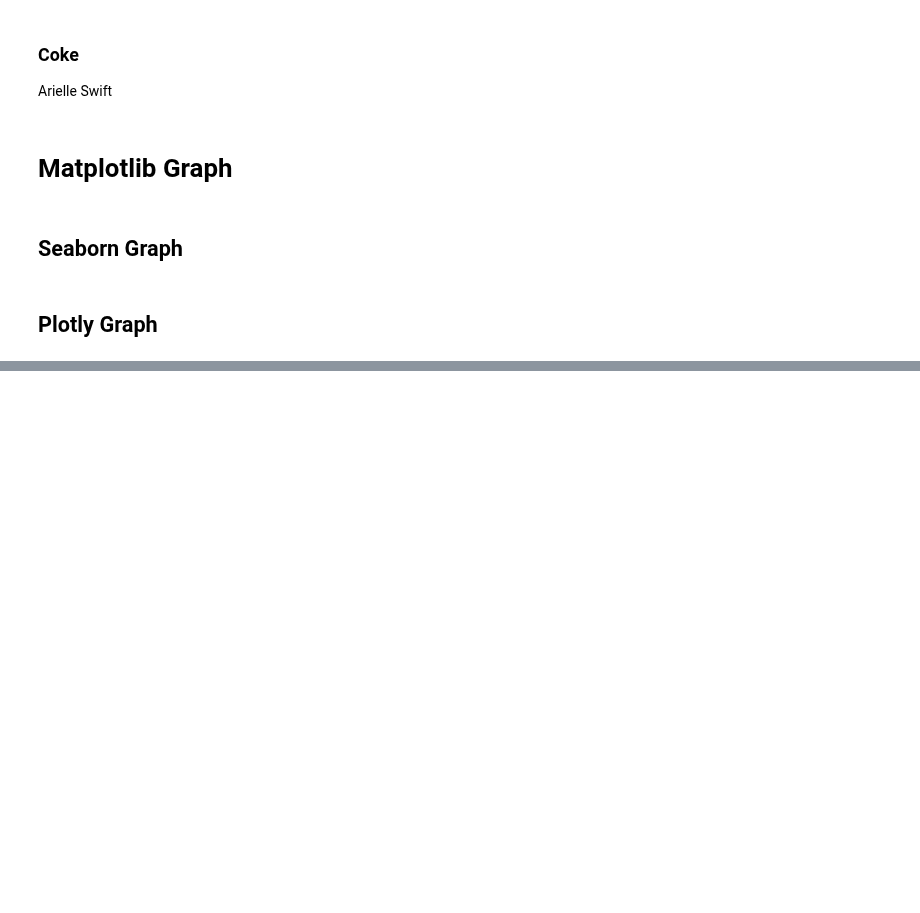
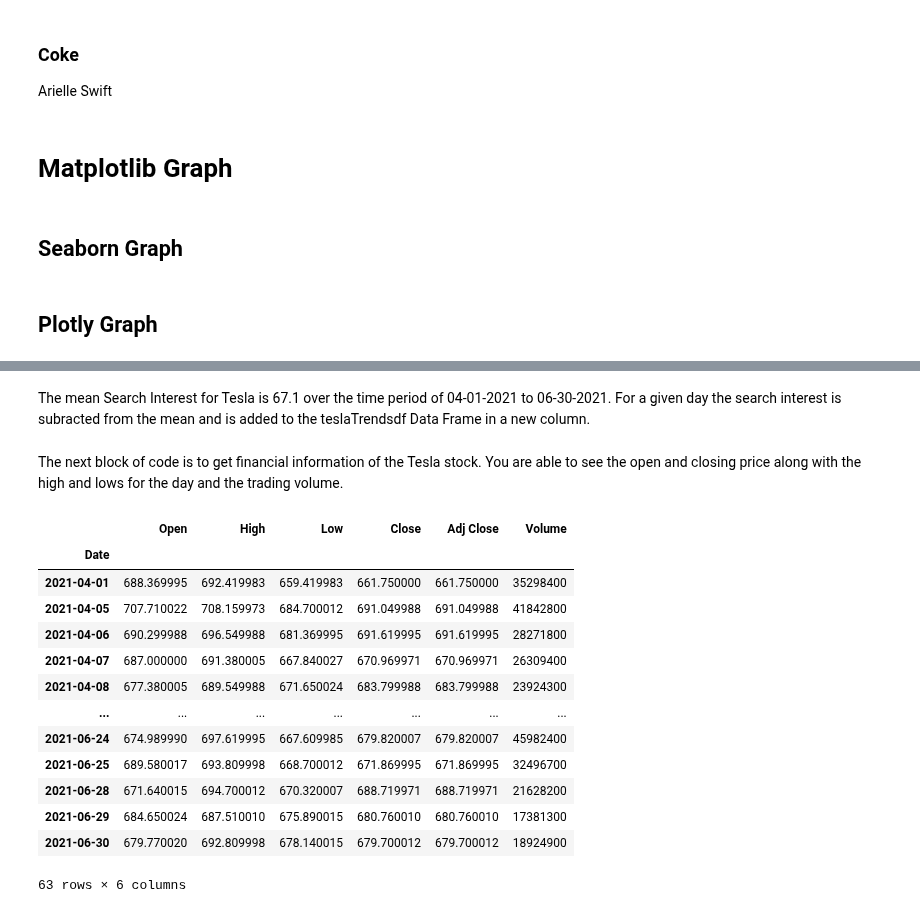
Before and after one commit to atlas125gev/StockProject, a Jupyter notebook: Homework6/Homework6_Final.ipynb, the cells around one changed output, grey strips where cells are left out. Drawn from its saved outputs; the diff is of its cells as text; code cells hidden in the pictures; blank space fills up the shorter version.

```diff
--- a/Homework6/Homework6_Final.ipynb
+++ b/Homework6/Homework6_Final.ipynb
@@ -363,0 +394,2 @@ fig.show()
+# %% [markdown]
+The mean Search Interest for Tesla is 67.1 over the time period of 04-01-2021 to 06-30-2021. For a given day the search interest is subracted from the mean and is added to the teslaTrendsdf Data Frame in a new column.
@@ -363,0 +401,21 @@ fig.show()
+# %% [markdown]
+The next block of code is to get financial information of the Tesla stock.  You are able to see the open and closing price along with the high and lows for the day and the trading volume.
+# %%
+telsaStockdf = pd.read_csv(f"{dataDir}TSLA.csv")
+telsaStockdf.set_index('Date', inplace=True)
+telsaStockdf
+# %% [output]
+|  | Open | High | Low | Close | Adj Close | Volume |
+| Date |  |  |  |  |  |  |
+| 2021-04-01 | 688.369995 | 692.419983 | 659.419983 | 661.750000 | 661.750000 | 35298400 |
+| 2021-04-05 | 707.710022 | 708.159973 | 684.700012 | 691.049988 | 691.049988 | 41842800 |
+| 2021-04-06 | 690.299988 | 696.549988 | 681.369995 | 691.619995 | 691.619995 | 28271800 |
+| 2021-04-07 | 687.000000 | 691.380005 | 667.840027 | 670.969971 | 670.969971 | 26309400 |
+| 2021-04-08 | 677.380005 | 689.549988 | 671.650024 | 683.799988 | 683.799988 | 23924300 |
+| ... | ... | ... | ... | ... | ... | ... |
+| 2021-06-24 | 674.989990 | 697.619995 | 667.609985 | 679.820007 | 679.820007 | 45982400 |
+| 2021-06-25 | 689.580017 | 693.809998 | 668.700012 | 671.869995 | 671.869995 | 32496700 |
+| 2021-06-28 | 671.640015 | 694.700012 | 670.320007 | 688.719971 | 688.719971 | 21628200 |
+| 2021-06-29 | 684.650024 | 687.510010 | 675.890015 | 680.760010 | 680.760010 | 17381300 |
+| 2021-06-30 | 679.770020 | 692.809998 | 678.140015 | 679.700012 | 679.700012 | 18924900 |
+63 rows × 6 columns
```
Also changed, not shown: parts of 32 cells of this notebook.
